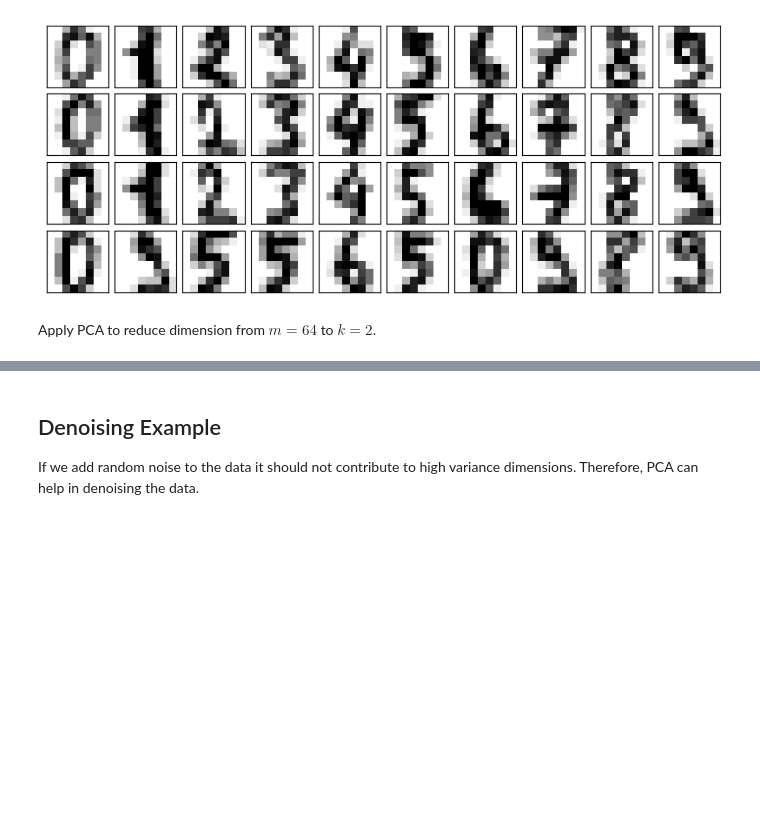
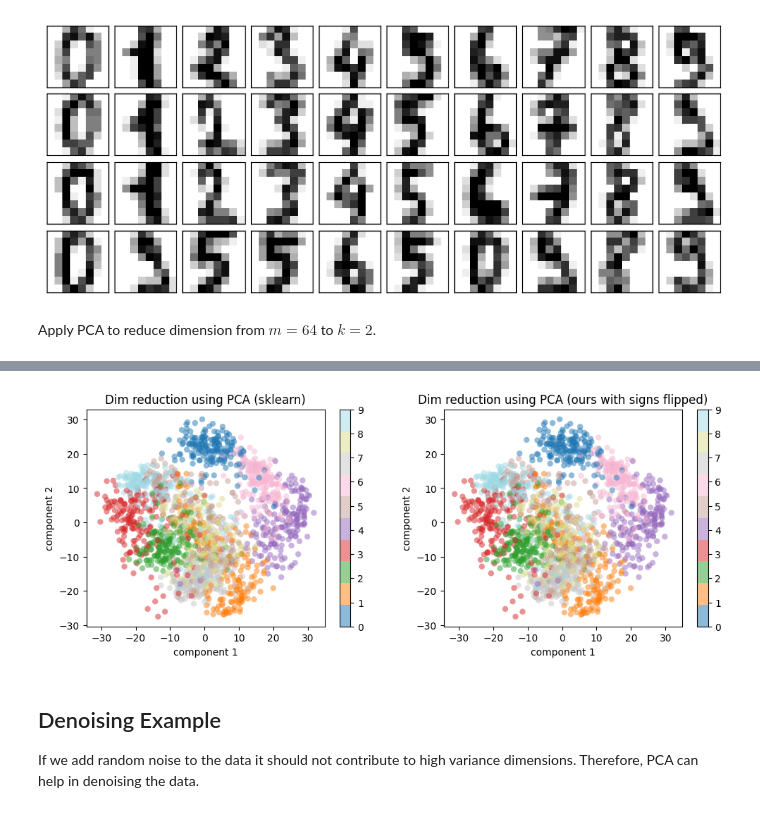
Before and after one commit to SeivenBell/SYDE_552, a Jupyter notebook: Tutorials/tutorial3_pca/PCA.ipynb, the cells around one changed output, grey strips where cells are left out. Cells and saved outputs as stored; diff of their text form; code cells hidden in the pictures; blank space fills up the shorter version.

```diff
--- a/Tutorials/tutorial3_pca/PCA.ipynb
+++ b/Tutorials/tutorial3_pca/PCA.ipynb
@@ -387,28 +435,39 @@ plt.show()
 # %%
 # flip signs for our implementation and plot again
 
-plt.figure(2,figsize = (12,4))
+plt.figure(2, figsize=(12, 4))
 
 ax = plt.subplot(121)
-plt.scatter(projected_sklearn[:, 0], projected_sklearn[:, 1],
-            c=digits.target, edgecolor='none', alpha=0.5,
-            cmap=plt.cm.get_cmap('tab20', 10))
-plt.xlabel('component 1')
-plt.ylabel('component 2')
-plt.title('Dim reduction using PCA (sklearn)')
+plt.scatter(
+    projected_sklearn[:, 0],
+    projected_sklearn[:, 1],
+    c=digits.target,
+    edgecolor="none",
+    alpha=0.5,
+    cmap=plt.cm.get_cmap("tab20", 10),
+)
+plt.xlabel("component 1")
+plt.ylabel("component 2")
+plt.title("Dim reduction using PCA (sklearn)")
 plt.colorbar()
 
 ax = plt.subplot(122)
-plt.scatter(projected_ours[:, 0] *(-1), #flip signs
-            projected_ours[:, 1] *(-1), #flip signs
-            c=digits.target, edgecolor='none', alpha=0.5,
-            cmap=plt.cm.get_cmap('tab20', 10))
-plt.xlabel('component 1')
-plt.ylabel('component 2')
-plt.title('Dim reduction using PCA (ours with signs flipped)')
+plt.scatter(
+    projected_ours[:, 0] * (-1),  # flip signs
+    projected_ours[:, 1] * (-1),  # flip signs
+    c=digits.target,
+    edgecolor="none",
+    alpha=0.5,
+    cmap=plt.cm.get_cmap("tab20", 10),
+)
+plt.xlabel("component 1")
+plt.ylabel("component 2")
+plt.title("Dim reduction using PCA (ours with signs flipped)")
 plt.colorbar()
 
 plt.show()
+# %% [output]
+[figure, added]
 # %% [markdown]
 ## Denoising Example
 
```
Also changed, not shown: parts of 8 cells of this notebook.
